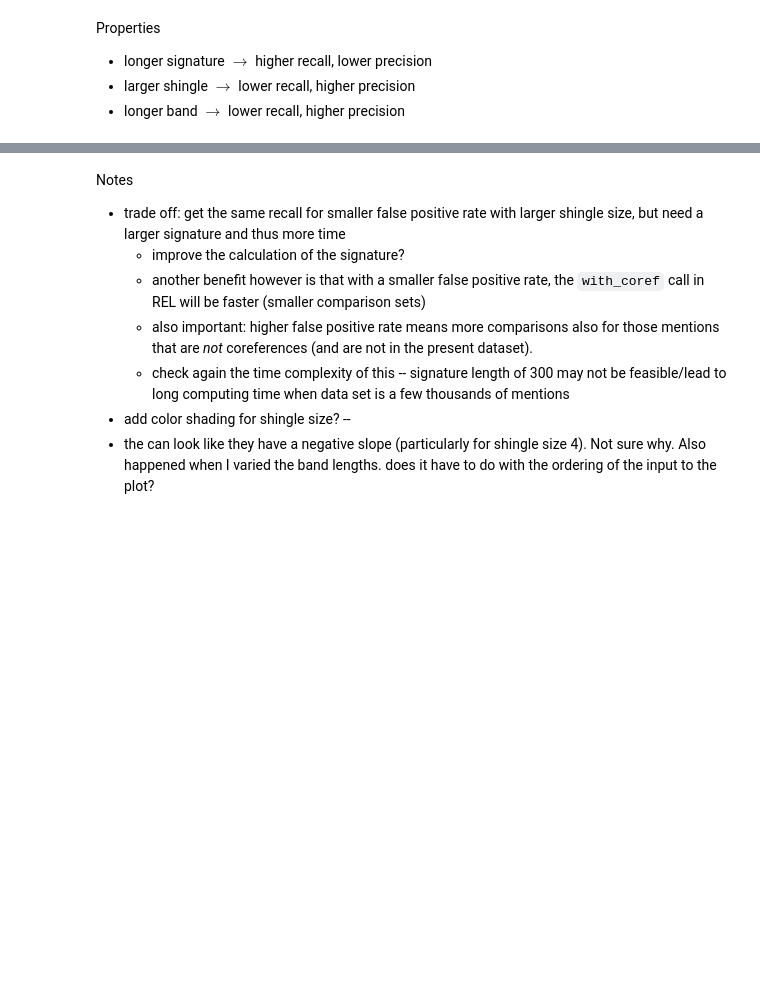
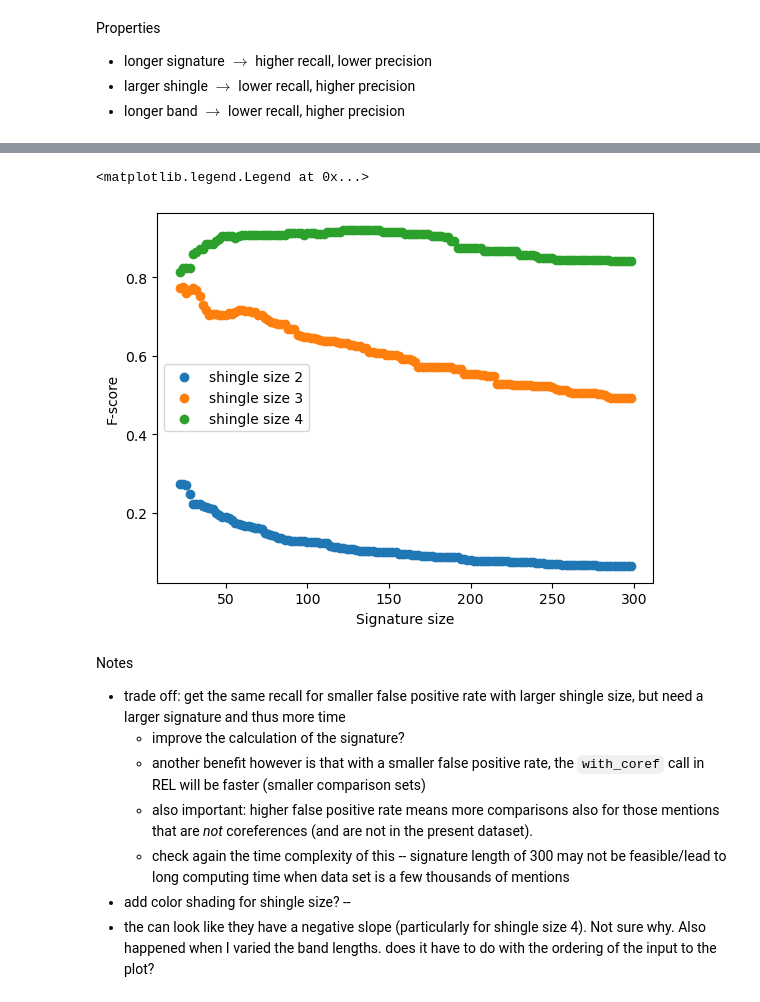
Before and after one commit to f-hafner/lsh_coreferences, a Jupyter notebook: performance_lsh.ipynb, the cells around one changed output, grey strips where cells are left out. Saved outputs shown, nothing was run; the diff lists cells and outputs as text; code cells hidden in the pictures; blank space fills up the shorter version.

```diff
--- a/performance_lsh.ipynb
+++ b/performance_lsh.ipynb
@@ -127,3 +129,18 @@ ax.legend()
+# %%
+fig, ax = plt.subplots()
+for k, v in md.items():
+    precision = np.array([1-i for i in v[0]])
+    recall = np.array([i for i in v[1]])
+    fscore = 2 * precision * recall / (precision + recall)
+    lbl = f"shingle size {k}"
+    ax.scatter(y=fscore, x=v[2], label=lbl)
+
+ax.set_ylabel("F-score")
+ax.set_xlabel("Signature size")
+ax.legend()
+# %% [output]
+<matplotlib.legend.Legend at 0x...>
+[figure, added]
 # %% [markdown]
 Notes
 - trade off: get the same recall for smaller false positive rate with larger shingle size, but need a larger signature and thus more time
```
Also changed, not shown: parts of 5 cells of this notebook, 1 other file.
